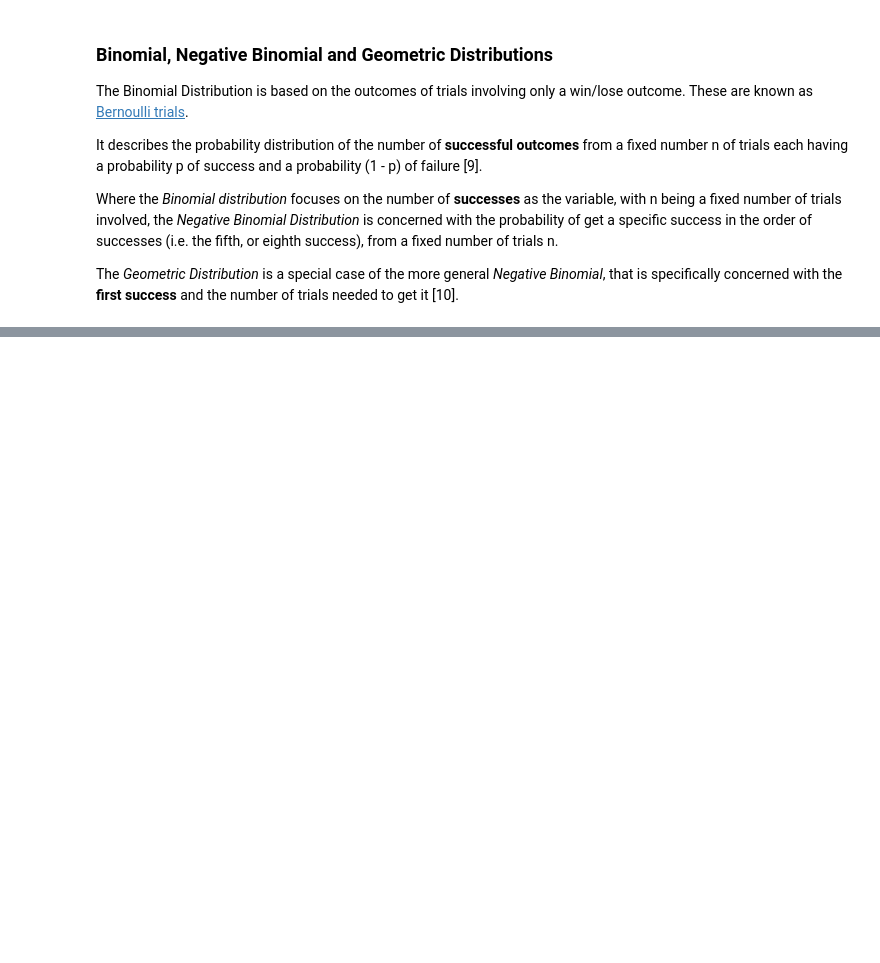
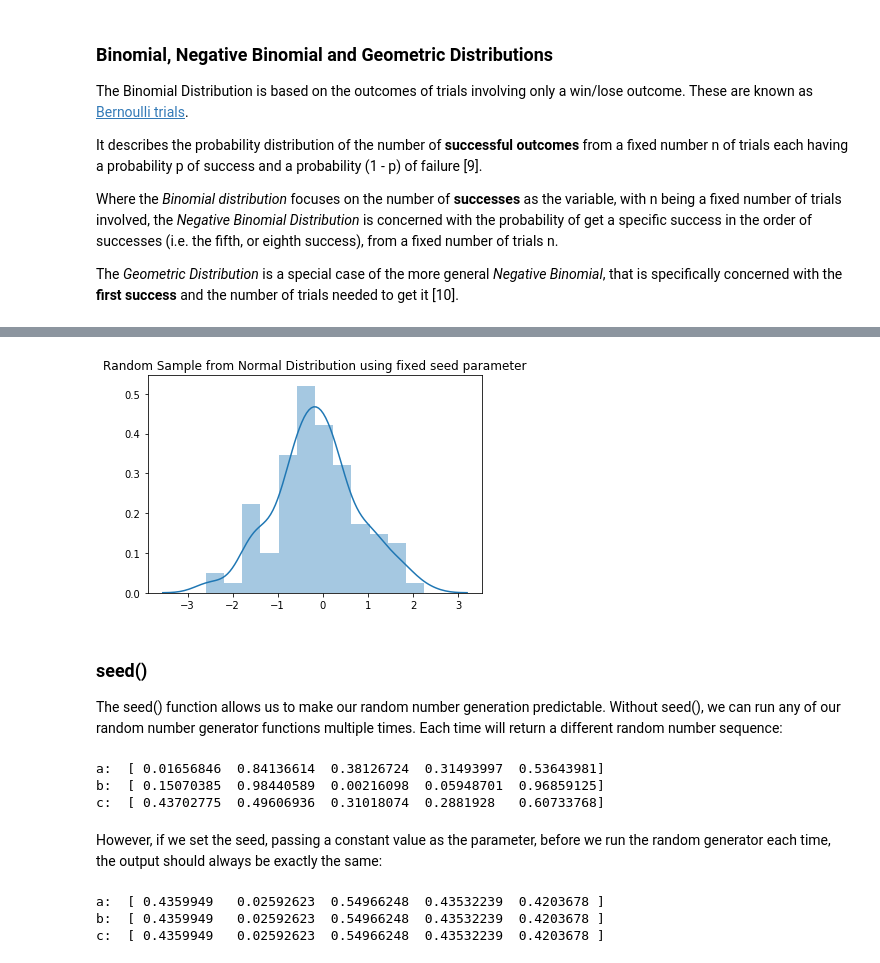
Before and after one commit to rhiggins2308/numpy-investigation, a Jupyter notebook: numpy-random.ipynb, the cells around one changed output, grey strips where cells are left out. Saved outputs shown, nothing was run; the diff lists cells and outputs as text; code cells hidden in the pictures; blank space fills up the shorter version.

```diff
--- a/numpy-random.ipynb
+++ b/numpy-random.ipynb
@@ -267,3 +285,44 @@ plt.show()
+# %%
+a = np.RandomState(45).normal(0, 1, 100)
+
+sns.distplot(a)
+
+plt.title("Random Sample from Normal Distribution using fixed seed parameter")
+plt.show()
+# %% [output]
+[figure, added]
+# %% [markdown]
+### seed()
+The seed() function allows us to make our random number generation predictable. Without seed(), we can run any of our random number generator functions multiple times. Each time will return a different random number sequence:
+# %%
+a = np.random_sample(5)
+b = np.random_sample(5)
+c = np.random_sample(5)
+
+print("a: ", a)
+print("b: ", b)
+print("c: ", c)
+# %% [output]
+a:  [ 0.01656846  0.84136614  0.38126724  0.31493997  0.53643981]
+b:  [ 0.15070385  0.98440589  0.00216098  0.05948701  0.96859125]
+c:  [ 0.43702775  0.49606936  0.31018074  0.2881928   0.60733768]
+# %% [markdown]
+However, if we set the seed, passing a constant value as the parameter, before we run the random generator each time, the output should always be exactly the same:
+# %%
+np.seed(2)
+a = np.random_sample(5)
+np.seed(2)
+b = np.random_sample(5)
+np.seed(2)
+c = np.random_sample(5)
+
+print("a: ", a)
+print("b: ", b)
+print("c: ", c)
+# %% [output]
+a:  [ 0.4359949   0.02592623  0.54966248  0.43532239  0.4203678 ]
+b:  [ 0.4359949   0.02592623  0.54966248  0.43532239  0.4203678 ]
+c:  [ 0.4359949   0.02592623  0.54966248  0.43532239  0.4203678 ]
 # %% [markdown]
 ## References:
 **[1]:** *https://en.wikipedia.org/wiki/NumPy*
```
Also changed, not shown: parts of 18 cells of this notebook.
